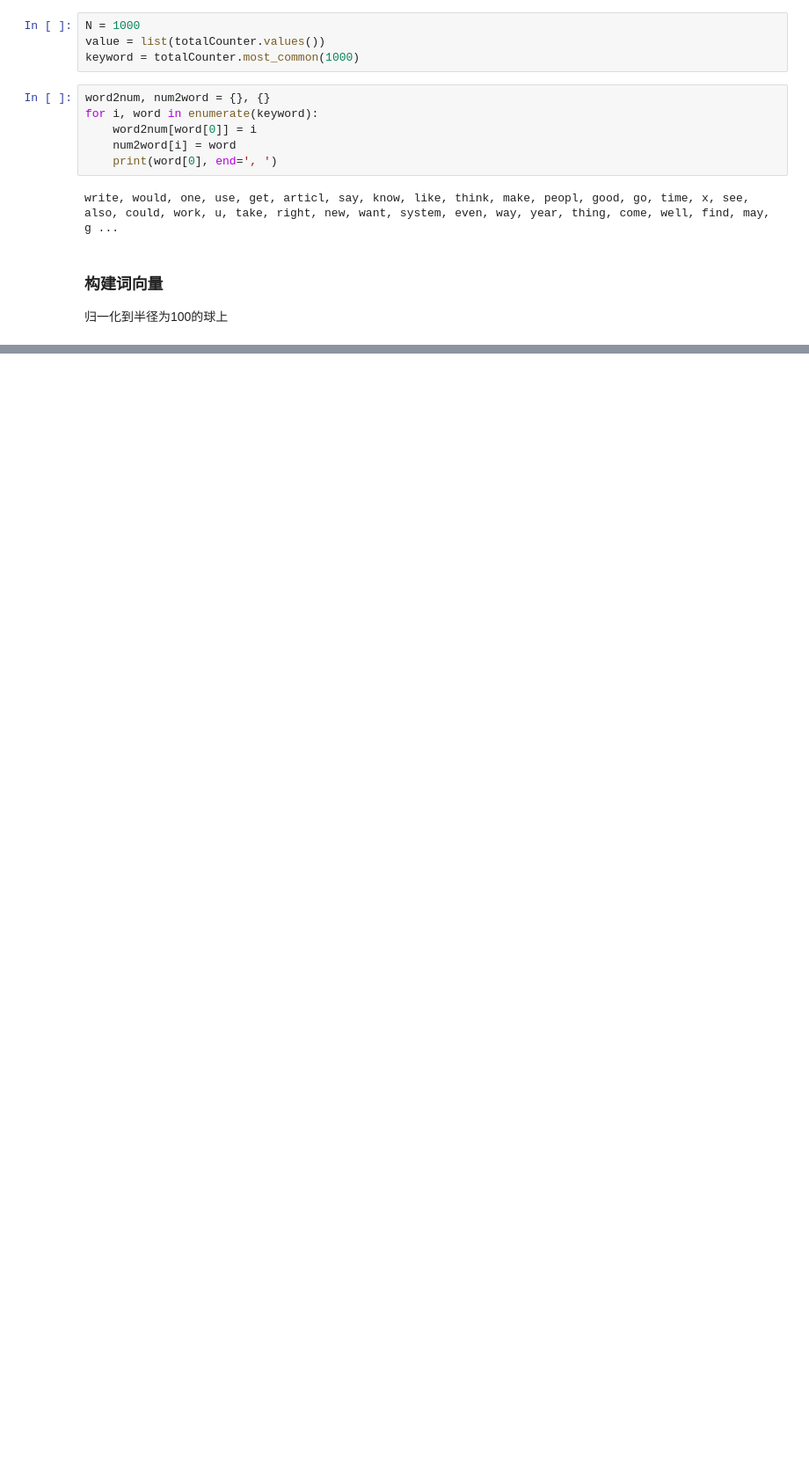
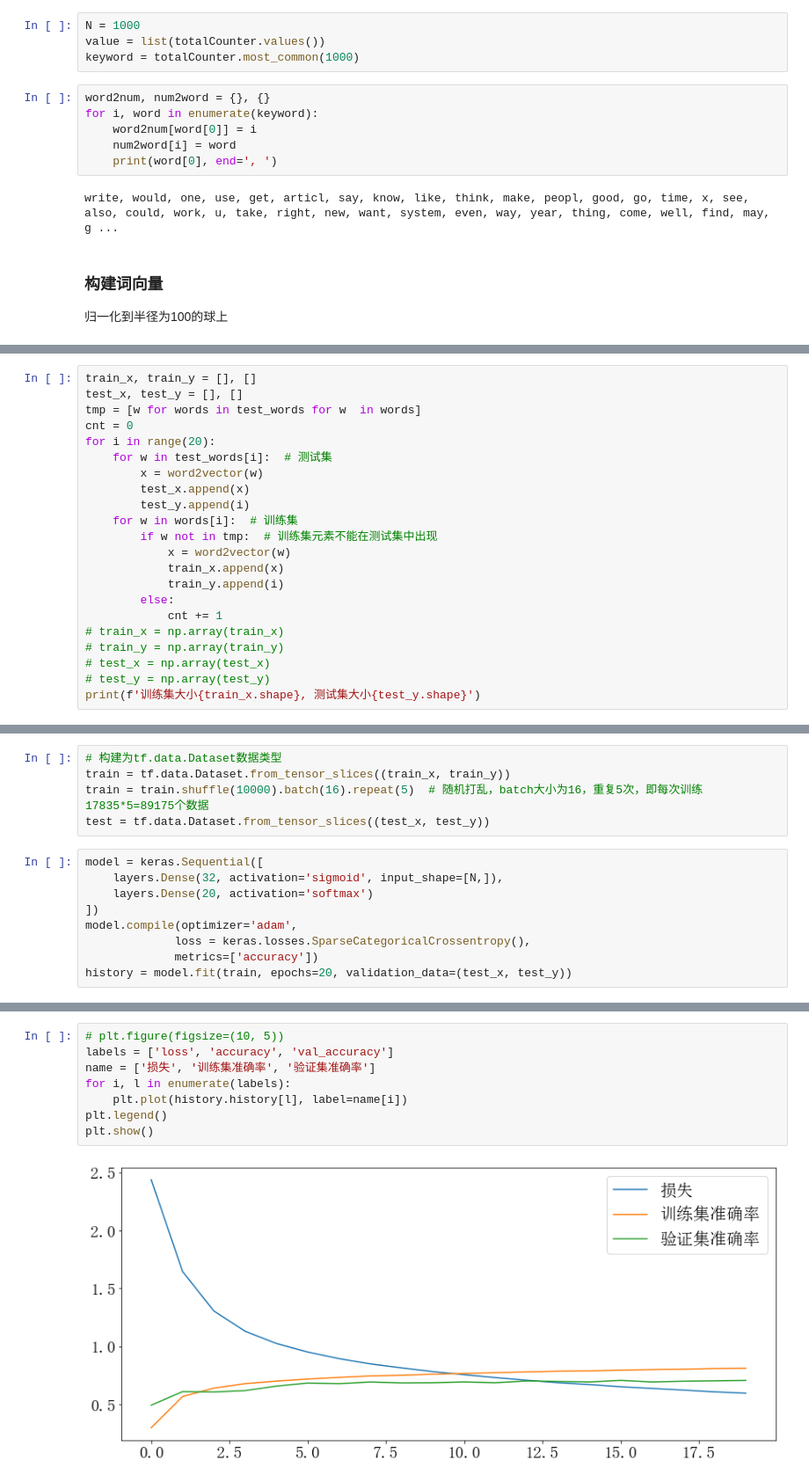
Before and after one commit to wty-yy/LaTex-Projects, a Jupyter notebook: NLP/hw2/code/main.ipynb, the cells around one changed output, grey strips where cells are left out. Shown at 88% size. Saved outputs shown, nothing was run; the diff lists cells and outputs as text; blank space fills up the shorter version.

```diff
--- a/NLP/hw2/code/main.ipynb
+++ b/NLP/hw2/code/main.ipynb
@@ -221,0 +275,22 @@ for i in range(20):
+# %%
+train_x, train_y = [], []
+test_x, test_y = [], []
+tmp = [w for words in test_words for w  in words]
+cnt = 0
+for i in range(20):
+    for w in test_words[i]:  # 测试集
+        x = word2vector(w)
+        test_x.append(x)
+        test_y.append(i)
+    for w in words[i]:  # 训练集
+        if w not in tmp:  # 训练集元素不能在测试集中出现
+            x = word2vector(w)
+            train_x.append(x)
+            train_y.append(i)
+        else:
+            cnt += 1
+# train_x = np.array(train_x)
+# train_y = np.array(train_y)
+# test_x = np.array(test_x)
+# test_y = np.array(test_y)
+print(f'训练集大小{train_x.shape}, 测试集大小{test_y.shape}')
@@ -221,0 +299,14 @@ for i in range(20):
+# %%
+# 构建为tf.data.Dataset数据类型
+train = tf.data.Dataset.from_tensor_slices((train_x, train_y))
+train = train.shuffle(10000).batch(16).repeat(5)  # 随机打乱，batch大小为16，重复5次，即每次训练17835*5=89175个数据
+test = tf.data.Dataset.from_tensor_slices((test_x, test_y))
+# %%
+model = keras.Sequential([
+    layers.Dense(32, activation='sigmoid', input_shape=[N,]),
+    layers.Dense(20, activation='softmax')
+])
+model.compile(optimizer='adam',
+             loss = keras.losses.SparseCategoricalCrossentropy(),
+             metrics=['accuracy'])
+history = model.fit(train, epochs=20, validation_data=(test_x, test_y))
@@ -221,0 +331,10 @@ for i in range(20):
+# %%
+# plt.figure(figsize=(10, 5))
+labels = ['loss', 'accuracy', 'val_accuracy']
+name = ['损失', '训练集准确率', '验证集准确率']
+for i, l in enumerate(labels):
+    plt.plot(history.history[l], label=name[i])
+plt.legend()
+plt.show()
+# %% [output]
+[figure, added]
```
Also changed, not shown: parts of 18 cells of this notebook.
